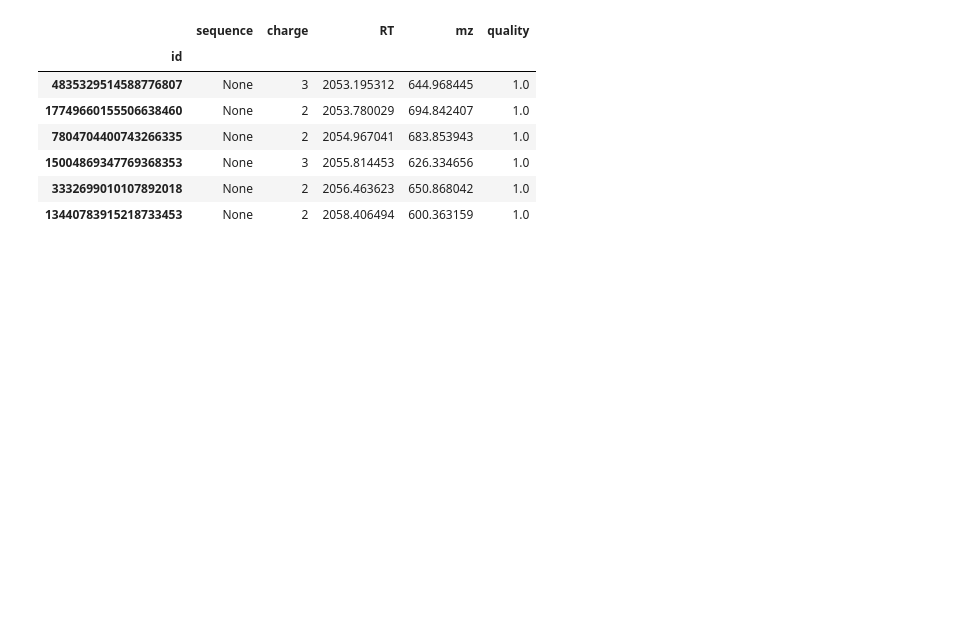
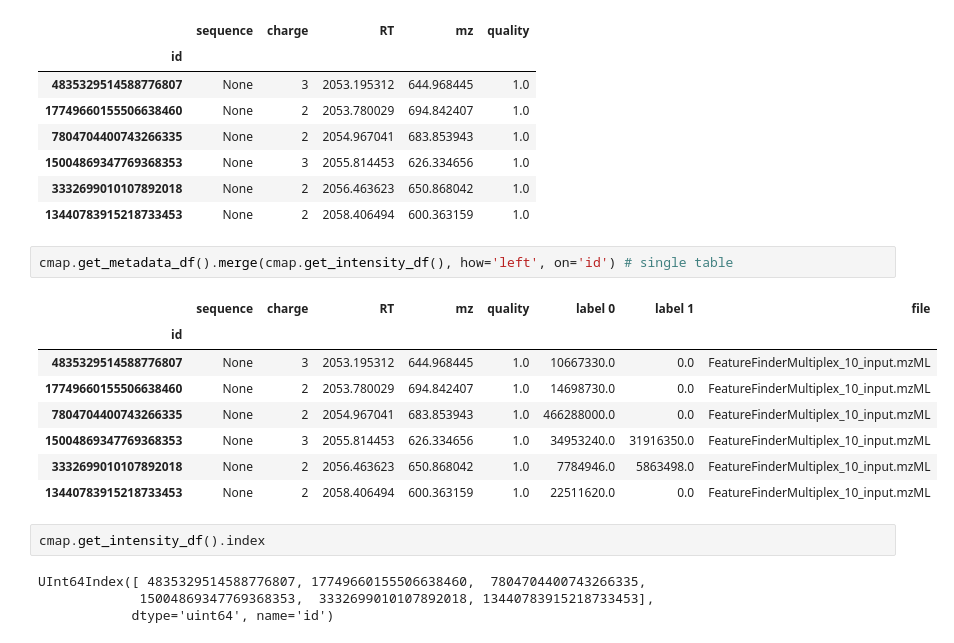
Before and after one commit to jpfeuffer/pyopenmspandas, a Jupyter notebook: PyopenmsPandas.ipynb, the cells around one changed output. Saved outputs shown, nothing was run; the diff lists cells and outputs as text; blank space fills up the shorter version.

```diff
--- a/PyopenmsPandas.ipynb
+++ b/PyopenmsPandas.ipynb
@@ -217,3 +230,20 @@ display(cmap.get_metadata_df())
 | 15004869347769368353 | None | 3 | 2055.814453 | 626.334656 | 1.0 |
 | 3332699010107892018 | None | 2 | 2056.463623 | 650.868042 | 1.0 |
 | 13440783915218733453 | None | 2 | 2058.406494 | 600.363159 | 1.0 |
+# %%
+cmap.get_metadata_df().merge(cmap.get_intensity_df(), how='left', on='id') # single table
+# %% [output]
+|  | sequence | charge | RT | mz | quality | label 0 | label 1 | file |
+| id |  |  |  |  |  |  |  |  |
+| 4835329514588776807 | None | 3 | 2053.195312 | 644.968445 | 1.0 | 10667330.0 | 0.0 | FeatureFinderMultiplex_10_input.mzML |
+| 17749660155506638460 | None | 2 | 2053.780029 | 694.842407 | 1.0 | 14698730.0 | 0.0 | FeatureFinderMultiplex_10_input.mzML |
+| 7804704400743266335 | None | 2 | 2054.967041 | 683.853943 | 1.0 | 466288000.0 | 0.0 | FeatureFinderMultiplex_10_input.mzML |
+| 15004869347769368353 | None | 3 | 2055.814453 | 626.334656 | 1.0 | 34953240.0 | 31916350.0 | FeatureFinderMultiplex_10_input.mzML |
+| 3332699010107892018 | None | 2 | 2056.463623 | 650.868042 | 1.0 | 7784946.0 | 5863498.0 | FeatureFinderMultiplex_10_input.mzML |
+| 13440783915218733453 | None | 2 | 2058.406494 | 600.363159 | 1.0 | 22511620.0 | 0.0 | FeatureFinderMultiplex_10_input.mzML |
+# %%
+cmap.get_intensity_df().index
+# %% [output]
+UInt64Index([ 4835329514588776807, 17749660155506638460,  7804704400743266335,
+             15004869347769368353,  3332699010107892018, 13440783915218733453],
+            dtype='uint64', name='id')
```
Also changed, not shown: parts of 4 cells of this notebook.
